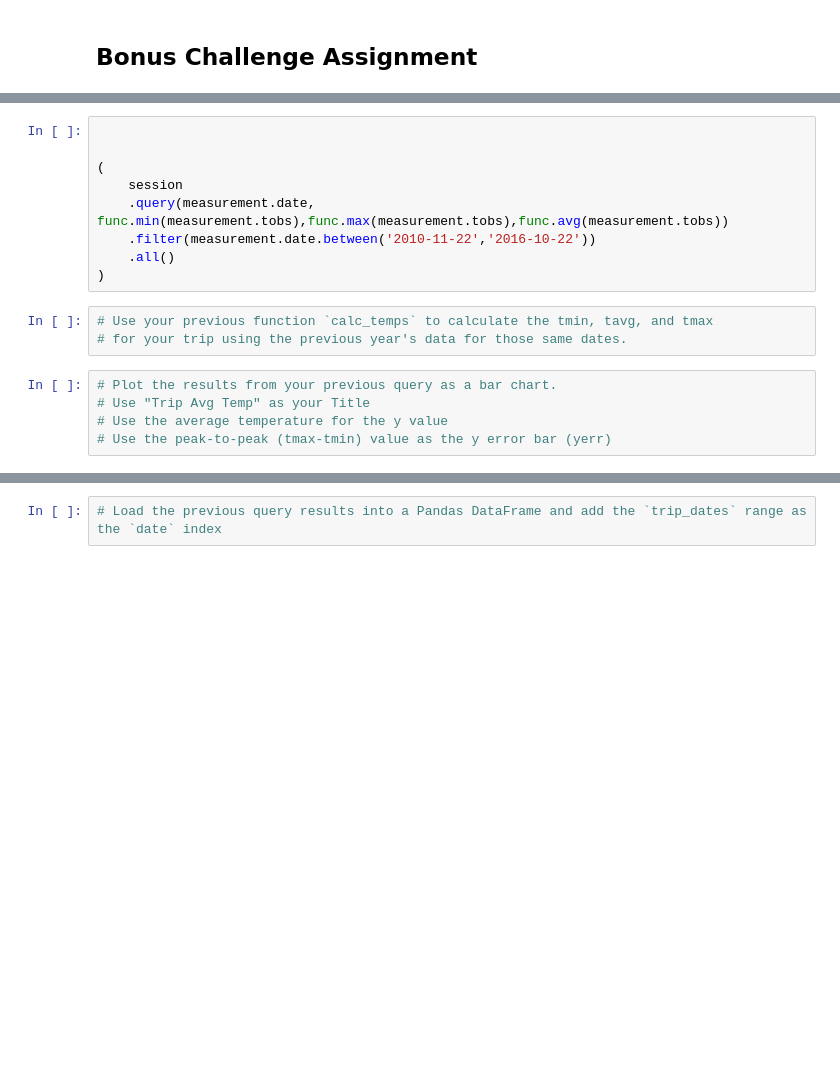
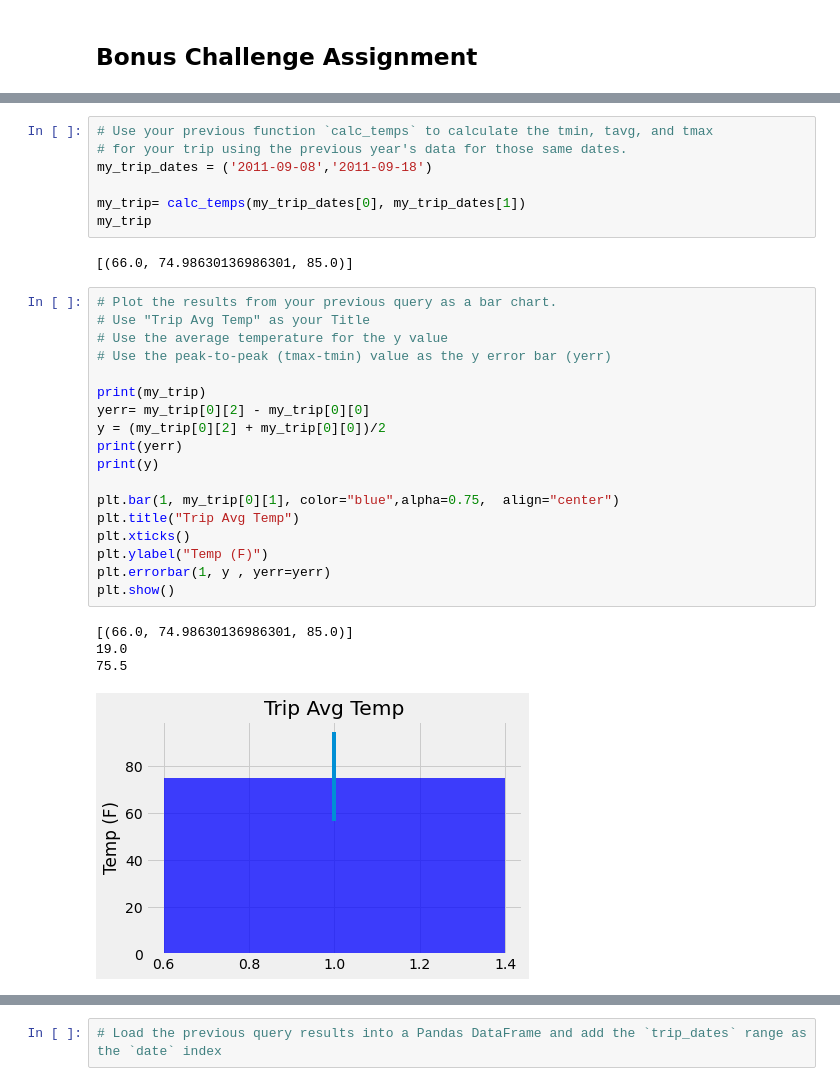
Before and after one commit to jilvilchis/sqlalchemy-challenge, a Jupyter notebook: climate_jilv_v2.ipynb, the cells around one changed output, grey strips where cells are left out. Drawn from its saved outputs; the diff is of its cells as text; blank space fills up the shorter version.

```diff
--- a/climate_jilv_v2.ipynb
+++ b/climate_jilv_v2.ipynb
@@ -263,18 +255,33 @@ print(calc_temps('2012-02-28', '2012-03-05'))
-# %%
-
-
-(
-    session
-    .query(measurement.date, func.min(measurement.tobs),func.max(measurement.tobs),func.avg(measurement.tobs))
-    .filter(measurement.date.between('2010-11-22','2016-10-22'))
-    .all()
-)
 # %%
 # Use your previous function `calc_temps` to calculate the tmin, tavg, and tmax
 # for your trip using the previous year's data for those same dates.
+my_trip_dates = ('2011-09-08','2011-09-18')
+
+my_trip= calc_temps(my_trip_dates[0], my_trip_dates[1])
+my_trip
+# %% [output]
+[(66.0, 74.98630136986301, 85.0)]
 # %%
 # Plot the results from your previous query as a bar chart.
 # Use "Trip Avg Temp" as your Title
 # Use the average temperature for the y value
 # Use the peak-to-peak (tmax-tmin) value as the y error bar (yerr)
+
+print(my_trip)
+yerr= my_trip[0][2] - my_trip[0][0]
+y = (my_trip[0][2] + my_trip[0][0])/2
+print(yerr)
+print(y)
+
+plt.bar(1, my_trip[0][1], color="blue",alpha=0.75,  align="center")
+plt.title("Trip Avg Temp")
+plt.xticks()
+plt.ylabel("Temp (F)")
+plt.errorbar(1, y , yerr=yerr)
+plt.show()
+# %% [output]
+[(66.0, 74.98630136986301, 85.0)]
+19.0
+75.5
+[figure, added]
 # %%
```
Also changed, not shown: parts of 7 cells of this notebook.
